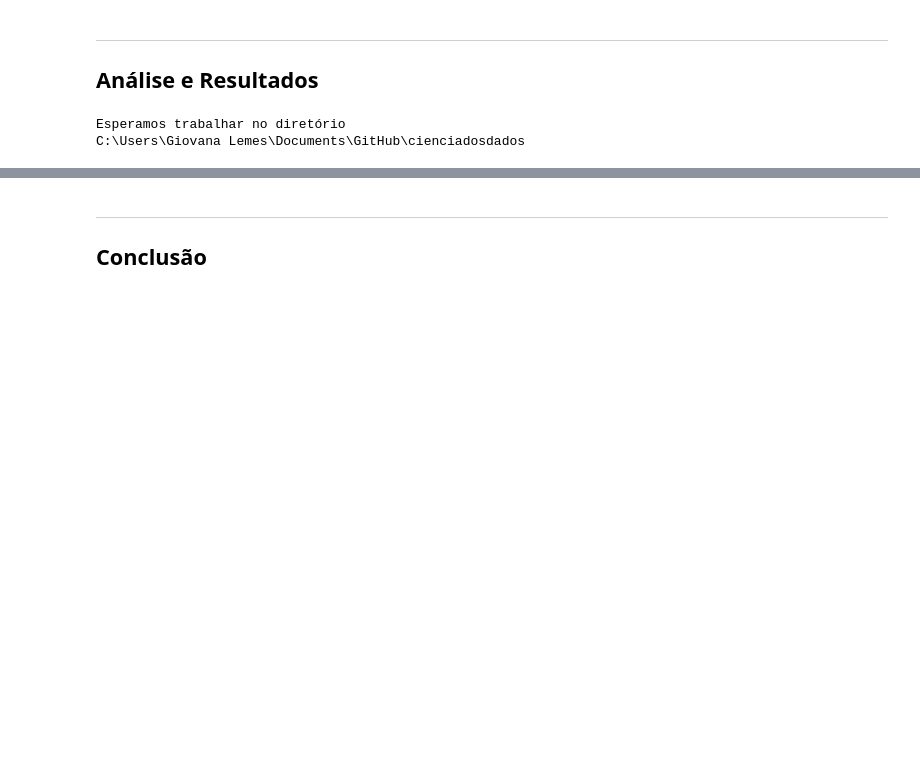
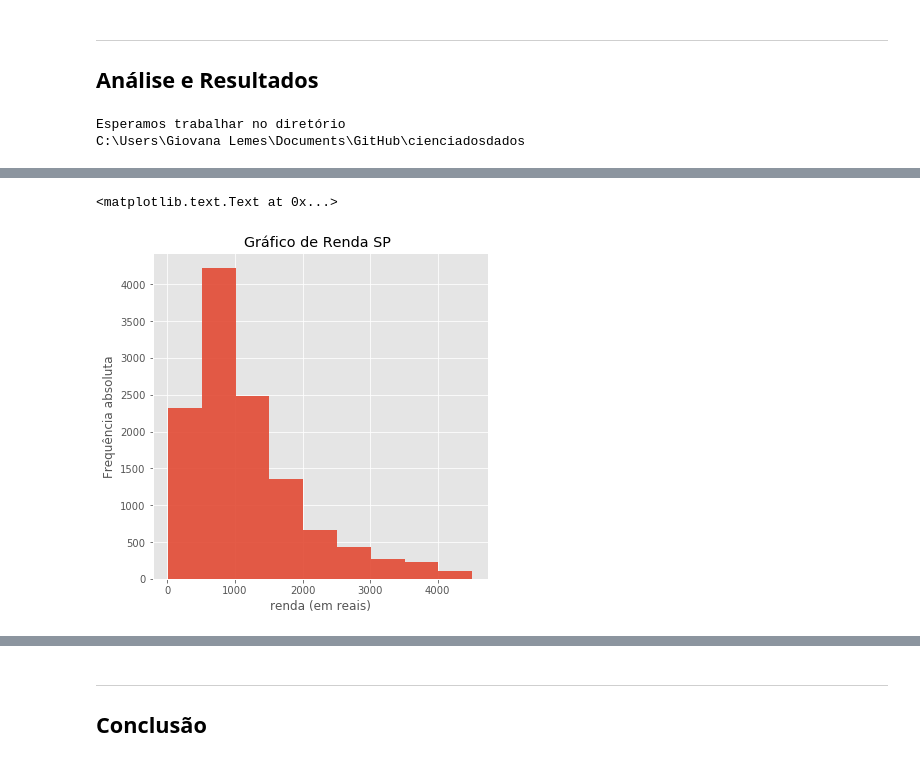
Before and after one commit to giovanacrl/cienciadosdados, a Jupyter notebook: Projeto1 Layout.ipynb, the cells around one changed output, grey strips where cells are left out. Cells and saved outputs as stored; diff of their text form; code cells hidden in the pictures; blank space fills up the shorter version.

```diff
--- a/Projeto1 Layout.ipynb
+++ b/Projeto1 Layout.ipynb
@@ -113,0 +150,11 @@ tabela_não_nula.head()
+# %%
+#RENDA
+faixa = range(10,5000,500)
+RENDA_SP = pd.cut(sao_paulo.V4621, bins=faixa)
+RENDA_SP.value_counts(sort=False, normalize=True)*100
+plot = sao_paulo.V4621.plot.hist(bins=faixa,title='Gráfico de Renda SP ', figsize=(6, 6), alpha=0.9)
+plt.ylabel('Frequência absoluta')
+plt.xlabel('renda (em reais)')
+# %% [output]
+<matplotlib.text.Text at 0x...>
+[figure, added]
```
Also changed, not shown: parts of 16 cells of this notebook.
